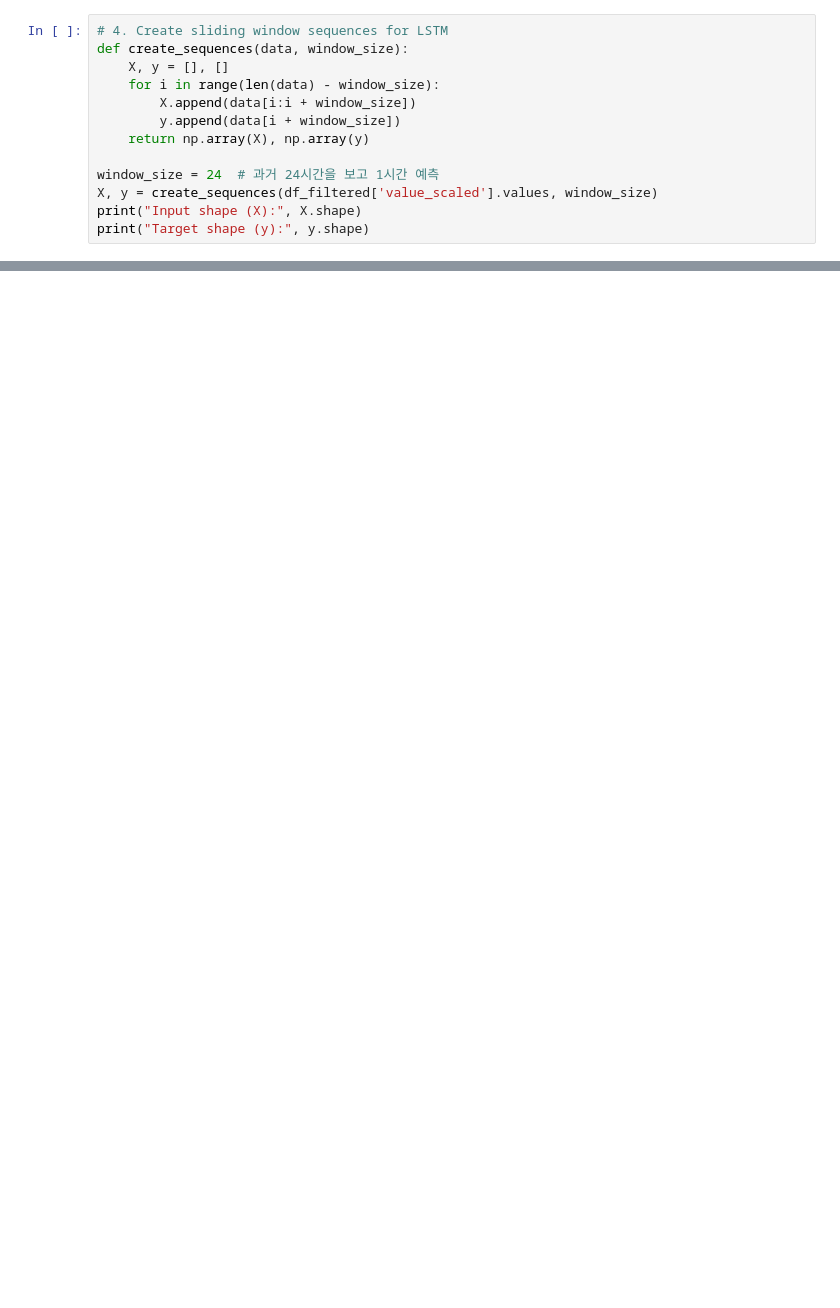
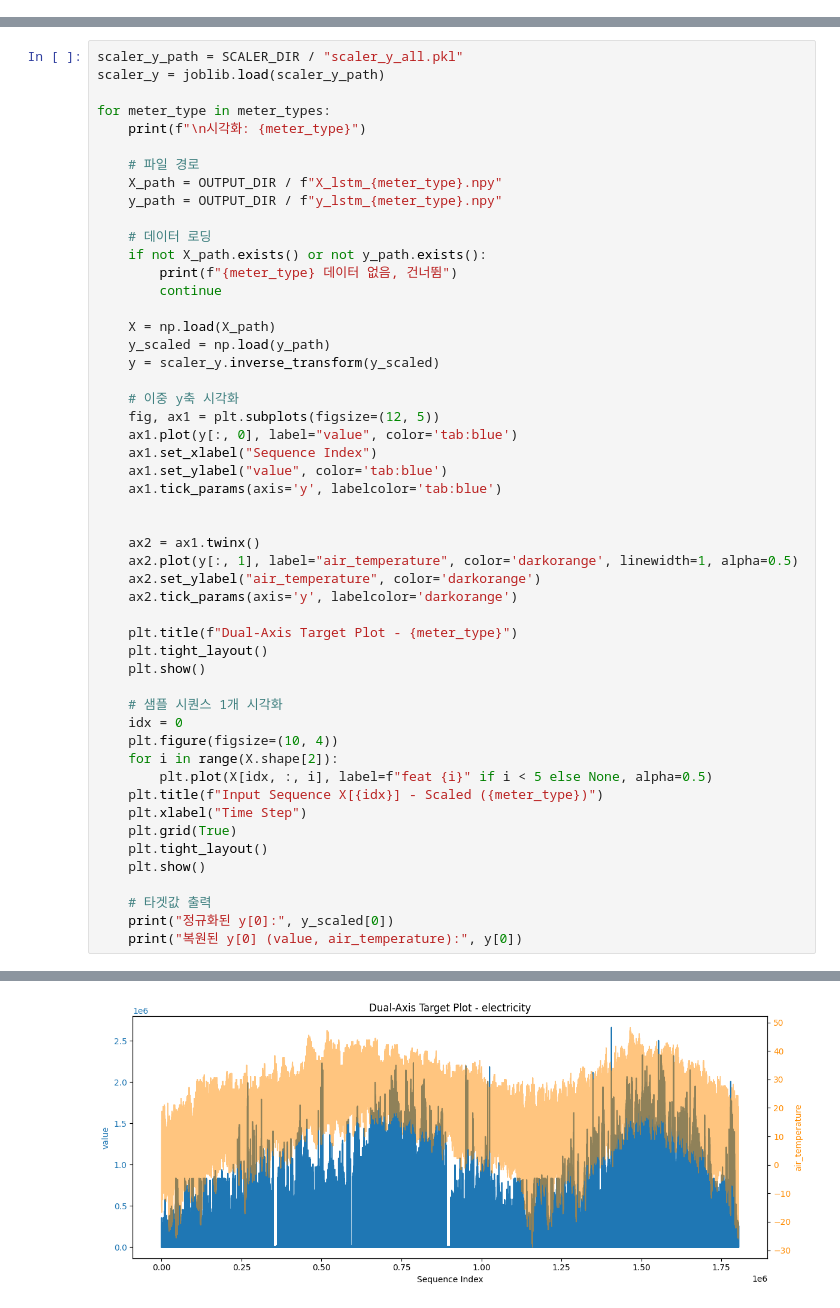
Before and after one commit to jeongeonjeon/EcoBuildiq, a Jupyter notebook: notebooks/lstm_prepare.ipynb, the cells around one changed output, grey strips where cells are left out. Saved outputs shown, nothing was run; the diff lists cells and outputs as text; blank space fills up the shorter version.

Commit message:
Modelling after data preprocessing again

```diff
--- a/notebooks/lstm_prepare.ipynb
+++ b/notebooks/lstm_prepare.ipynb
@@ -83,13 +0,0 @@ plt.show()
-# %%
-# 4. Create sliding window sequences for LSTM
-def create_sequences(data, window_size):
-    X, y = [], []
-    for i in range(len(data) - window_size):
-        X.append(data[i:i + window_size])
-        y.append(data[i + window_size])
-    return np.array(X), np.array(y)
-
-window_size = 24  # 과거 24시간을 보고 1시간 예측
-X, y = create_sequences(df_filtered['value_scaled'].values, window_size)
-print("Input shape (X):", X.shape)
-print("Target shape (y):", y.shape)
@@ -122,0 +149,52 @@ Scaler saved to models/standard_scaler.pkl
+# %%
+scaler_y_path = SCALER_DIR / "scaler_y_all.pkl"
+scaler_y = joblib.load(scaler_y_path)
+
+for meter_type in meter_types:
+    print(f"\n시각화: {meter_type}")
+
+    # 파일 경로
+    X_path = OUTPUT_DIR / f"X_lstm_{meter_type}.npy"
+    y_path = OUTPUT_DIR / f"y_lstm_{meter_type}.npy"
+
+    # 데이터 로딩
+    if not X_path.exists() or not y_path.exists():
+        print(f"{meter_type} 데이터 없음, 건너뜀")
+        continue
+
+    X = np.load(X_path)
+    y_scaled = np.load(y_path)
+    y = scaler_y.inverse_transform(y_scaled)
+
+    # 이중 y축 시각화
+    fig, ax1 = plt.subplots(figsize=(12, 5))
+    ax1.plot(y[:, 0], label="value", color='tab:blue')
+    ax1.set_xlabel("Sequence Index")
+    ax1.set_ylabel("value", color='tab:blue')
+    ax1.tick_params(axis='y', labelcolor='tab:blue')
+
+
+    ax2 = ax1.twinx()
+    ax2.plot(y[:, 1], label="air_temperature", color='darkorange', linewidth=1, alpha=0.5)
+    ax2.set_ylabel("air_temperature", color='darkorange')
+    ax2.tick_params(axis='y', labelcolor='darkorange')
+
+    plt.title(f"Dual-Axis Target Plot - {meter_type}")
+    plt.tight_layout()
+    plt.show()
+
+    # 샘플 시퀀스 1개 시각화
+    idx = 0
+    plt.figure(figsize=(10, 4))
+    for i in range(X.shape[2]):
+        plt.plot(X[idx, :, i], label=f"feat {i}" if i < 5 else None, alpha=0.5)
+    plt.title(f"Input Sequence X[{idx}] - Scaled ({meter_type})")
+    plt.xlabel("Time Step")
+    plt.grid(True)
+    plt.tight_layout()
+    plt.show()
+
+    # 타겟값 출력
+    print("정규화된 y[0]:", y_scaled[0])
+    print("복원된 y[0] (value, air_temperature):", y[0])
+# %% [output]
@@ -122,0 +202 @@ Scaler saved to models/standard_scaler.pkl
+[figure, added]
```
Also changed, not shown: parts of 17 cells of this notebook, 19 other files.
